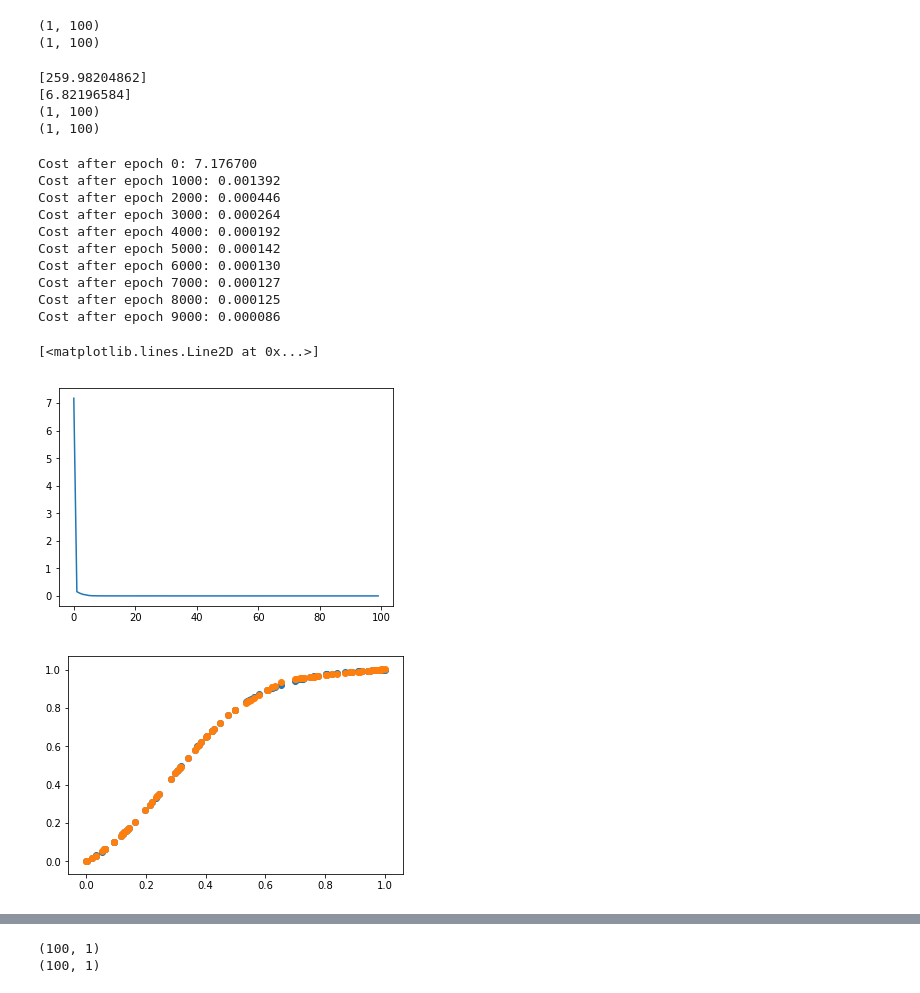
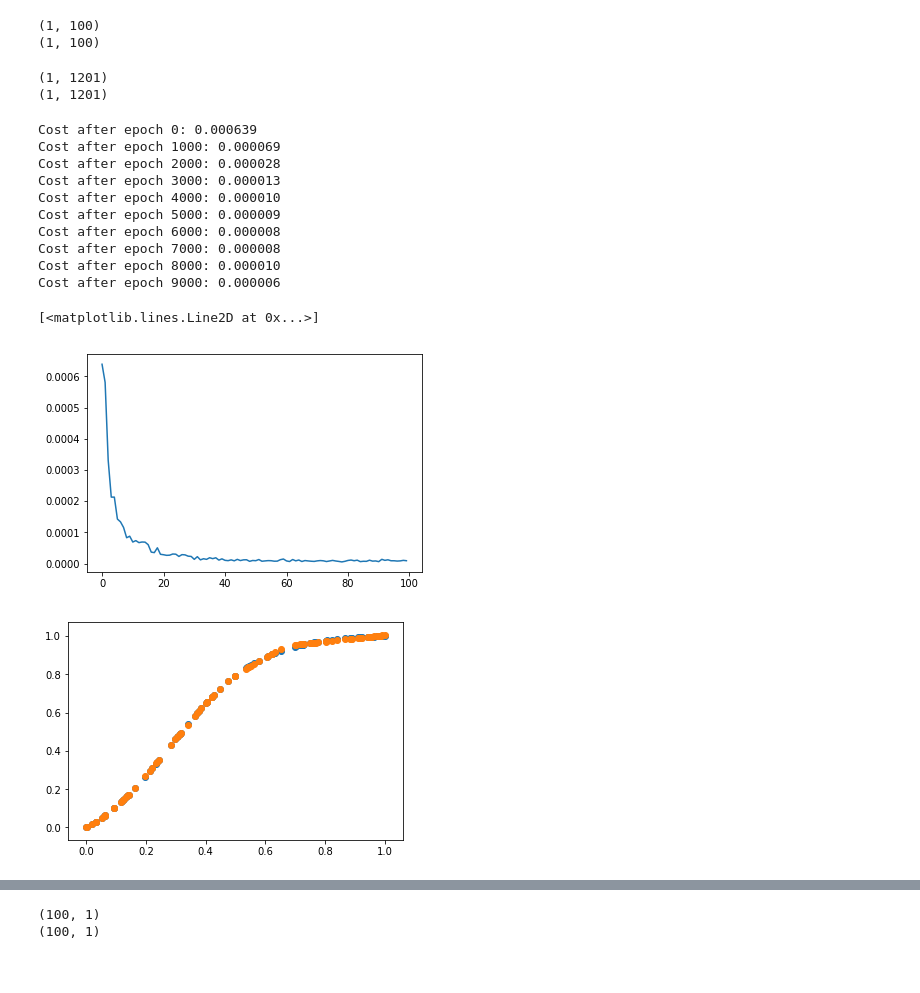
Before and after one commit to sowiks2711/NNVisualiser, a Jupyter notebook: data_analysis/projekt1/regression.ipynb, the cells around one changed output, grey strips where cells are left out. Cells and saved outputs as stored; diff of their text form; code cells hidden in the pictures.

```diff
--- a/data_analysis/projekt1/regression.ipynb
+++ b/data_analysis/projekt1/regression.ipynb
@@ -33,20 +33,21 @@ print(Y.shape)
 # %% [output]
 (1, 100)
 (1, 100)
+# %%
+Xt = test100.x.values.reshape(1, -1)
+print(Xt.shape)
+Yt = test100.y.values.reshape(1, -1)
+print(Yt.shape)
+# %% [output]
+(1, 1201)
+(1, 1201)
 # %%
 X_scaler = MinMaxScaler()
 Y_scaler = MinMaxScaler()
 X_scaled = X_scaler.fit_transform(train100.x.values.reshape(-1, 1)).reshape(1, -1)
 Y_scaled = Y_scaler.fit_transform(train100.y.values.reshape(-1, 1)).reshape(1, -1)
-print(Y_scaler.data_range_)
-print(X_scaler.data_range_)
-print(X_scaled.shape)
-print(Y_scaled.shape)
+Xt_scaled = X_scaler.transform(test100.x.values.reshape(-1, 1)).reshape(1, -1)
+Yt_scaled = Y_scaler.transform(test100.y.values.reshape(-1, 1)).reshape(1, -1)
-# %% [output]
-[259.98204862]
-[6.82196584]
-(1, 100)
-(1, 100)
 # %%
 model_builder = nn.SequentialBuilder()
 model_builder.add_dense(1, "relu")
@@ -59,31 +60,32 @@ model = model_builder.compile("MSE")
 # %%
 parameters2, costs = model.fit(X_scaled,
                       Y_scaled,
-                      learning_rate=0.1,
+                      learning_rate=0.05,
                       momentum=0.9,
-                      mini_batch_size=64)
+                      mini_batch_size=64,
+                      num_epochs=10000)
 # %% [output]
-Cost after epoch 0: 7.176700
-Cost after epoch 1000: 0.001392
-Cost after epoch 2000: 0.000446
-Cost after epoch 3000: 0.000264
-Cost after epoch 4000: 0.000192
-Cost after epoch 5000: 0.000142
-Cost after epoch 6000: 0.000130
-Cost after epoch 7000: 0.000127
-Cost after epoch 8000: 0.000125
-Cost after epoch 9000: 0.000086
+Cost after epoch 0: 0.000639
+Cost after epoch 1000: 0.000069
+Cost after epoch 2000: 0.000028
+Cost after epoch 3000: 0.000013
+Cost after epoch 4000: 0.000010
+Cost after epoch 5000: 0.000009
+Cost after epoch 6000: 0.000008
+Cost after epoch 7000: 0.000008
+Cost after epoch 8000: 0.000010
+Cost after epoch 9000: 0.000006
 # %%
 plt.plot(costs)
 # %% [output]
 [<matplotlib.lines.Line2D at 0x...>]
-[figure, old version]
+[figure, new version]
 # %%
-y_pred2 = model.predict(X_scaled)
+yp = model.predict(X_scaled)
 # %%
 plt.autoscale(enable=True, axis='both', tight=None)
 plt.scatter(X_scaled, Y_scaled)
-plt.scatter(X_scaled, y_pred2)
+plt.scatter(X_scaled, yp)
 plt.show()
 # %% [output]
-[figure, old version]
+[figure, new version]
```
Also changed, not shown: parts of 2 cells of this notebook, 16 other files.
